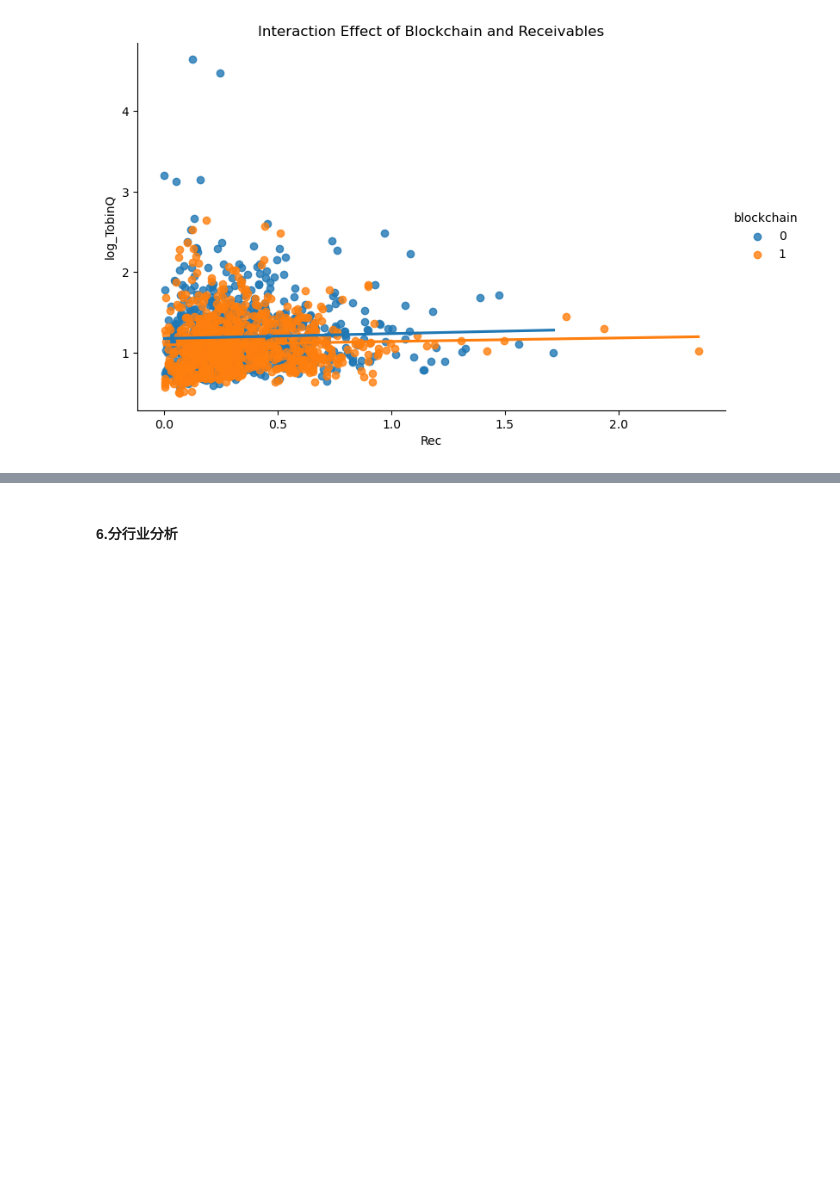
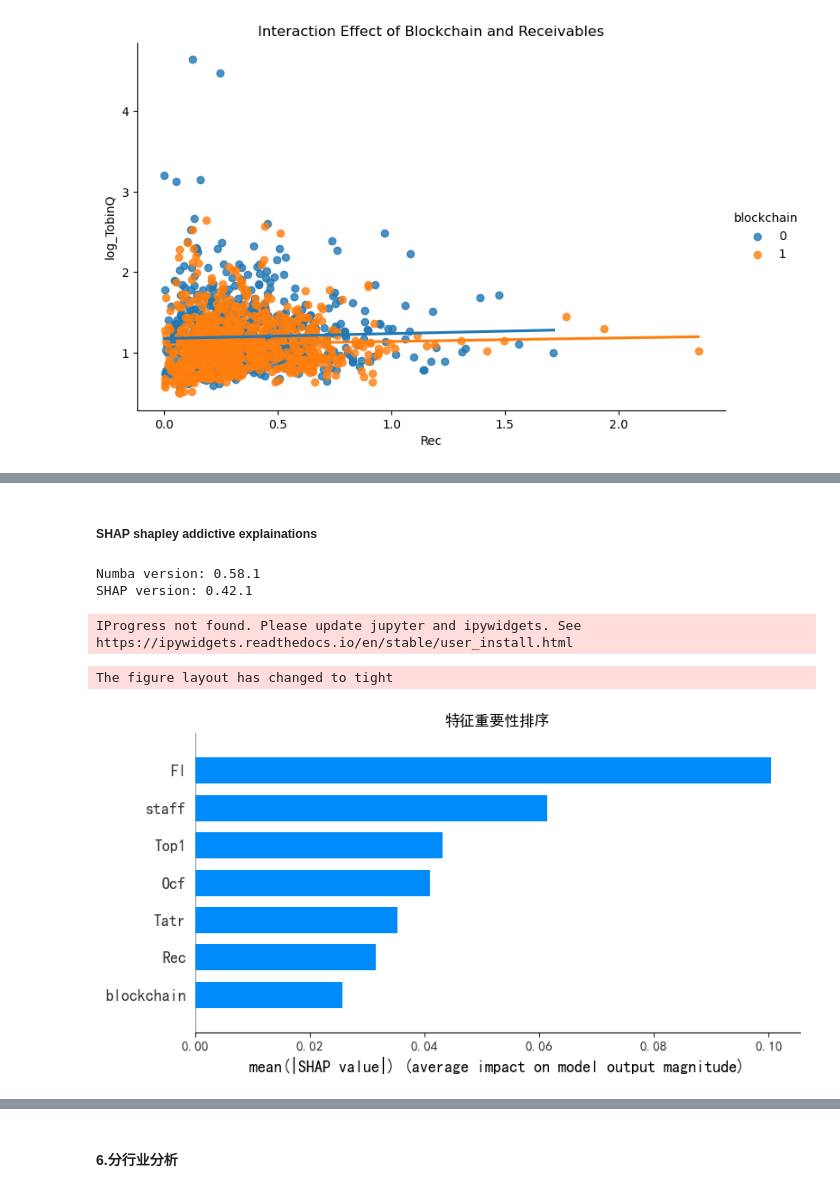
Before and after one commit to 1ppeiyue/blockchain-thesis, a Jupyter notebook: 回归分析.ipynb, the cells around one changed output, grey strips where cells are left out. Drawn from its saved outputs; the diff is of its cells as text; code cells hidden in the pictures; blank space fills up the shorter version.

```diff
--- a/回归分析.ipynb
+++ b/回归分析.ipynb
@@ -741,3 +729,23 @@ Covariance Type:            nonrobust
 
 Notes:
 [1] Standard Errors assume that the covariance matrix of the errors is correctly specified.
+# %% [markdown]
+##### SHAP shapley addictive explainations
+# %%
+import numba
+import shap
+print("Numba version:", numba.__version__)
+print("SHAP version:", shap.__version__)
+# %% [output]
+Numba version: 0.58.1
+SHAP version: 0.42.1
+IProgress not found. Please update jupyter and ipywidgets. See https://ipywidgets.readthedocs.io/en/stable/user_install.html
+# %%
+# 单元格1：导入库
+import shap
+import pandas as pd
+import numpy as np
+from sklearn.ensemble import RandomForestRegressor
+import matplotlib.pyplot as plt
+
+plt.rcParams['font.sans-serif'] = ['SimHei']
@@ -743,0 +766,10 @@ Notes:
+# %%
+# 单元格4：特征重要性图
+plt.figure(figsize=(10, 6))
+shap.summary_plot(shap_values, X, plot_type="bar", show=False)
+plt.title('特征重要性排序')
+plt.tight_layout()
+plt.show()
+# %% [output]
+The figure layout has changed to tight
+[figure, added]
```
Also changed, not shown: parts of 45 cells of this notebook.
